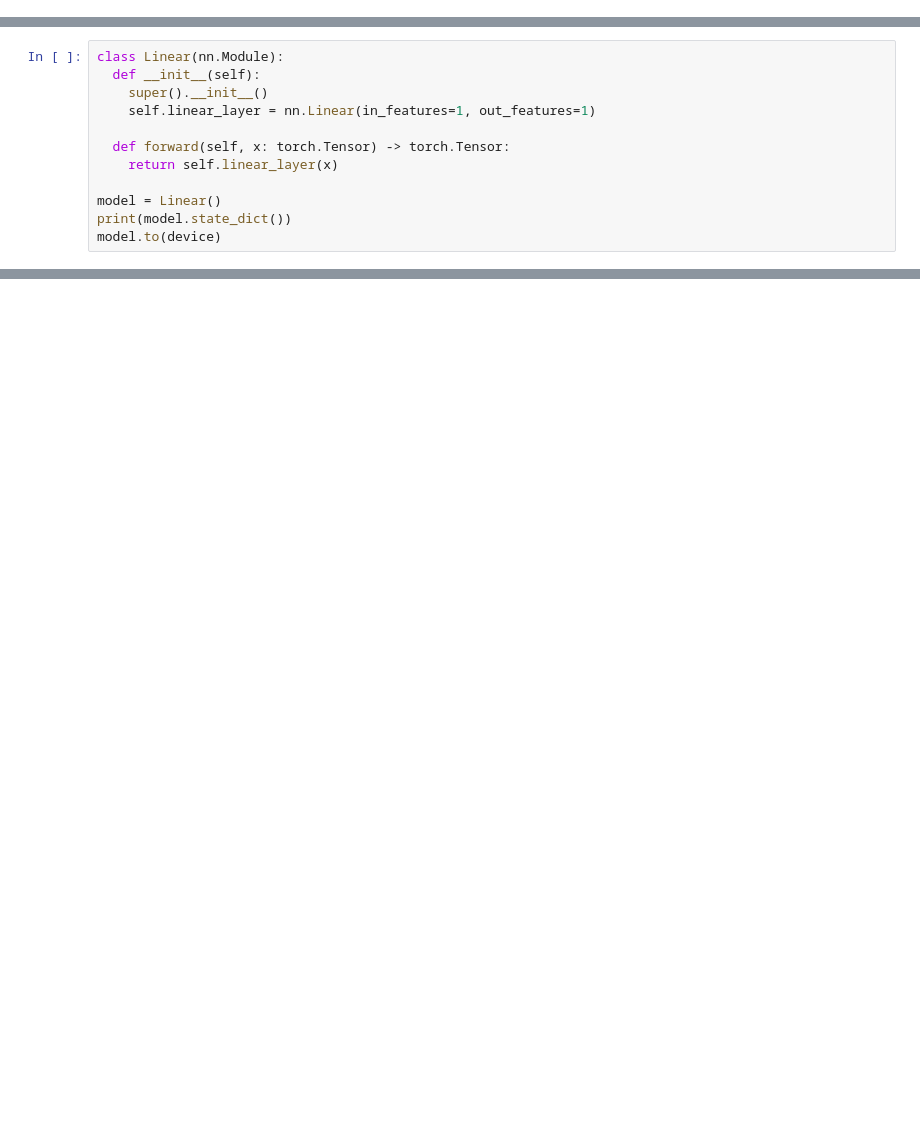
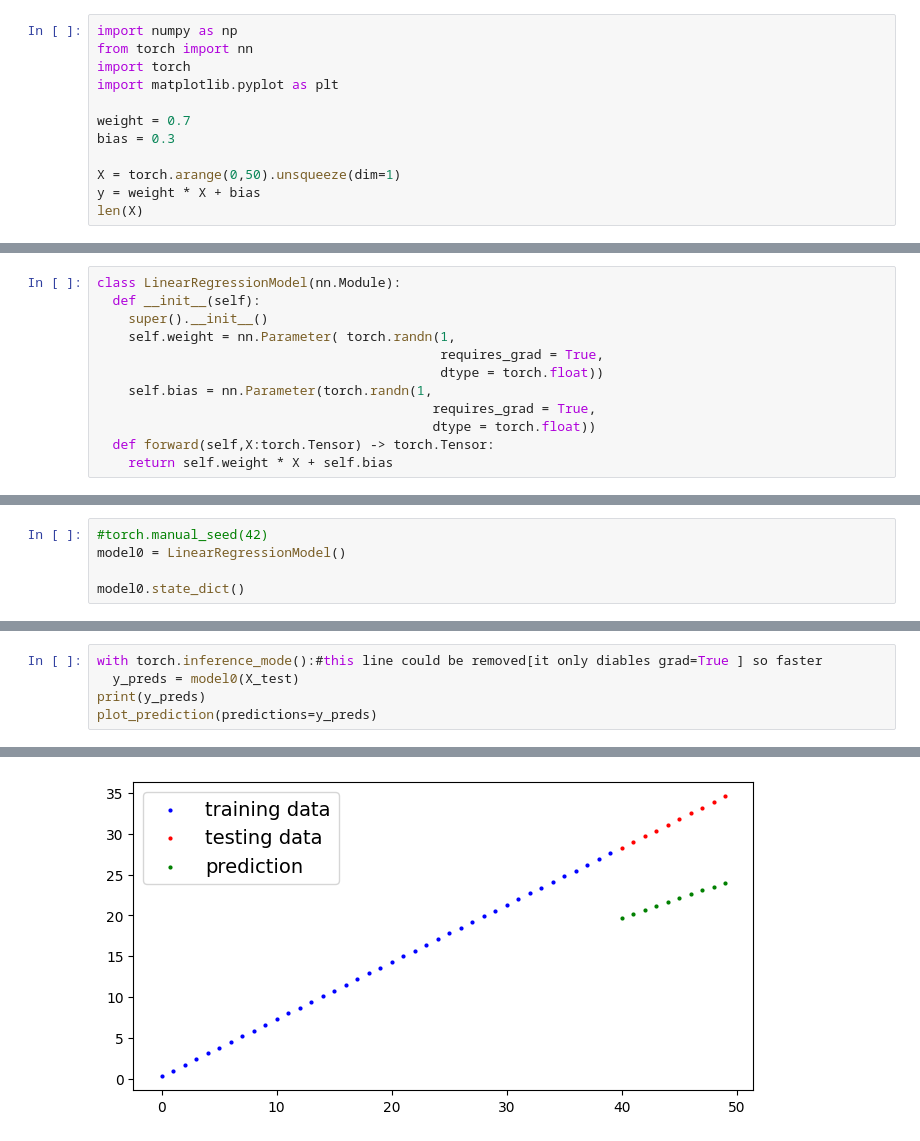
Before and after one commit to adisberhe/pytorch-models-lab, a Jupyter notebook: linear_regression.ipynb, the cells around one changed output, grey strips where cells are left out. Saved outputs shown, nothing was run; the diff lists cells and outputs as text; blank space fills up the shorter version.

```diff
--- a/linear_regression.ipynb
+++ b/linear_regression.ipynb
@@ -26,0 +3,12 @@ len(X_train), len(y_train), len(X_test), len(y_test)
+# %%
+import numpy as np
+from torch import nn
+import torch
+import matplotlib.pyplot as plt
+
+weight = 0.7
+bias = 0.3
+
+X = torch.arange(0,50).unsqueeze(dim=1)
+y = weight * X + bias
+len(X)
@@ -35,12 +31,12 @@ def plot_predictions(X_train, y_train, X_test, y_test, predictions=None):
 # %%
-class Linear(nn.Module):
+class LinearRegressionModel(nn.Module):
   def __init__(self):
     super().__init__()
-    self.linear_layer = nn.Linear(in_features=1, out_features=1)
-
-  def forward(self, x: torch.Tensor) -> torch.Tensor:
-    return self.linear_layer(x)
-
-model = Linear()
-print(model.state_dict())
-model.to(device)
+    self.weight = nn.Parameter( torch.randn(1,
+                                            requires_grad = True,
+                                            dtype = torch.float))
+    self.bias = nn.Parameter(torch.randn(1,
+                                           requires_grad = True,
+                                           dtype = torch.float))
+  def forward(self,X:torch.Tensor) -> torch.Tensor:
+    return self.weight * X + self.bias
@@ -51,0 +43,5 @@ Linear(
+# %%
+#torch.manual_seed(42)
+model0 = LinearRegressionModel()
+
+model0.state_dict()
@@ -51,0 +63,6 @@ Linear(
+# %%
+with torch.inference_mode():#this line could be removed[it only diables grad=True ] so faster
+  y_preds = model0(X_test)
+print(y_preds)
+plot_prediction(predictions=y_preds)
+# %% [output]
@@ -52 +79,2 @@ Linear(
+[figure, added]
 # %%
```
Also changed, not shown: parts of 21 cells of this notebook.
